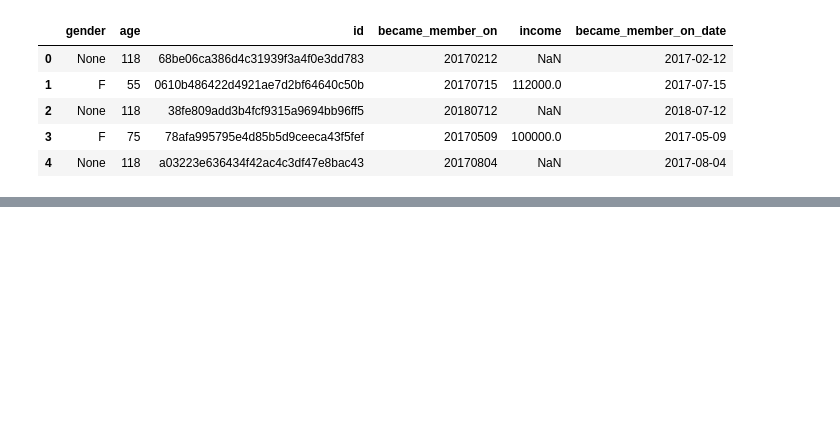
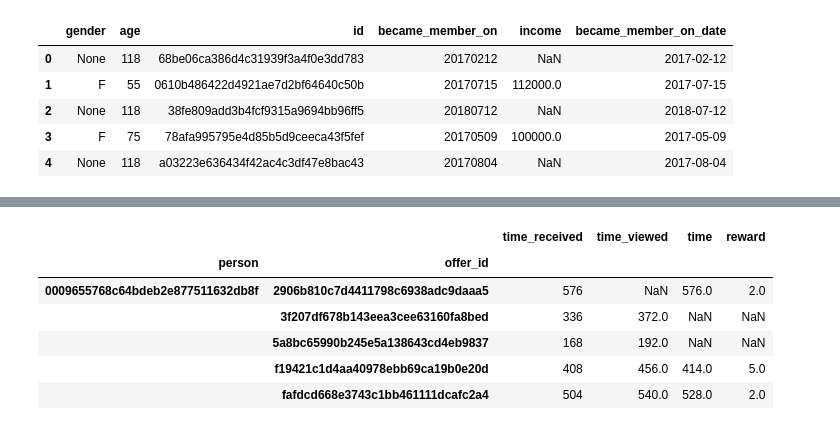
Before and after one commit to Sawy89/dsnd_starbucks_capstone, a Jupyter notebook: Starbucks_Capstone_notebook.ipynb, the cells around one changed output, grey strips where cells are left out. Cells and saved outputs as stored; diff of their text form; code cells hidden in the pictures; blank space fills up the shorter version.

Commit message:
Transorm trasncript dataframe
putting offer on one line, and dividing from trasaction

```diff
--- a/Starbucks_Capstone_notebook.ipynb
+++ b/Starbucks_Capstone_notebook.ipynb
@@ -231,0 +232,16 @@ transcript.head()
+# %%
+# Put on 1 line offers
+offer = transcript.loc[transcript.event == 'offer received',['person','time','offer_id']].set_index(['person','offer_id'])
+offer = offer.join(transcript.loc[transcript.event == 'offer viewed',['person','time','offer_id']].
+                   set_index(['person','offer_id']), how='left', lsuffix='_received', rsuffix='_viewed')
+offer = offer.join(transcript.loc[transcript.event == 'offer completed',['person','time','offer_id','reward']].
+                   set_index(['person','offer_id']), how='left', rsuffix='_completed')
+offer.head()
+# %% [output]
+|  |  | time_received | time_viewed | time | reward |
+| person | offer_id |  |  |  |  |
+| 0009655768c64bdeb2e877511632db8f | 2906b810c7d4411798c6938adc9daaa5 | 576 | NaN | 576.0 | 2.0 |
+|  | 3f207df678b143eea3cee63160fa8bed | 336 | 372.0 | NaN | NaN |
+|  | 5a8bc65990b245e5a138643cd4eb9837 | 168 | 192.0 | NaN | NaN |
+|  | f19421c1d4aa40978ebb69ca19b0e20d | 408 | 456.0 | 414.0 | 5.0 |
+|  | fafdcd668e3743c1bb461111dcafc2a4 | 504 | 540.0 | 528.0 | 2.0 |
```
Also changed, not shown: parts of 3 cells of this notebook.
